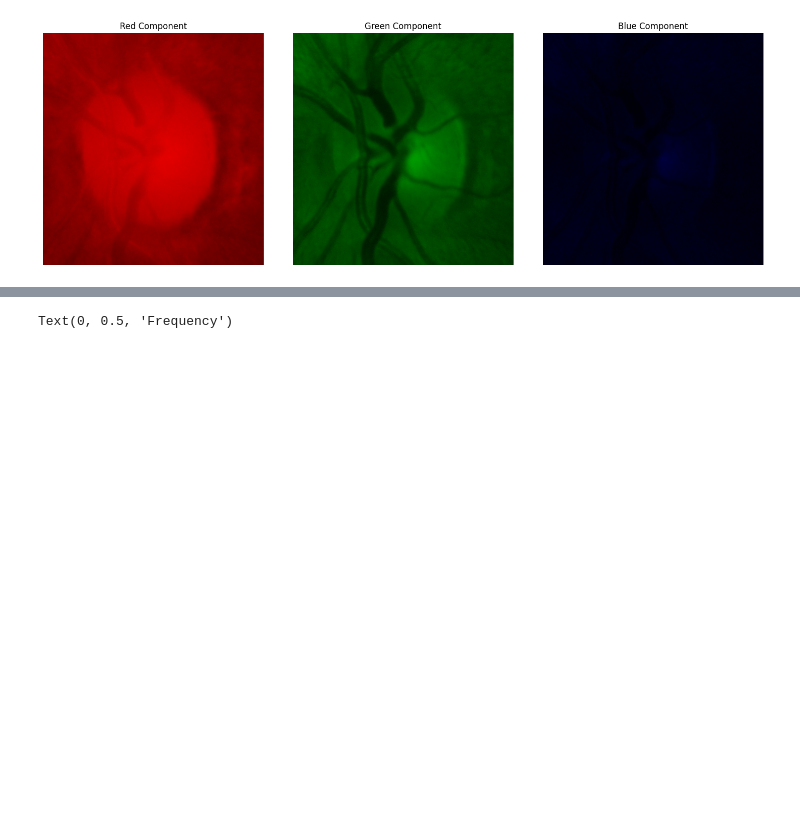
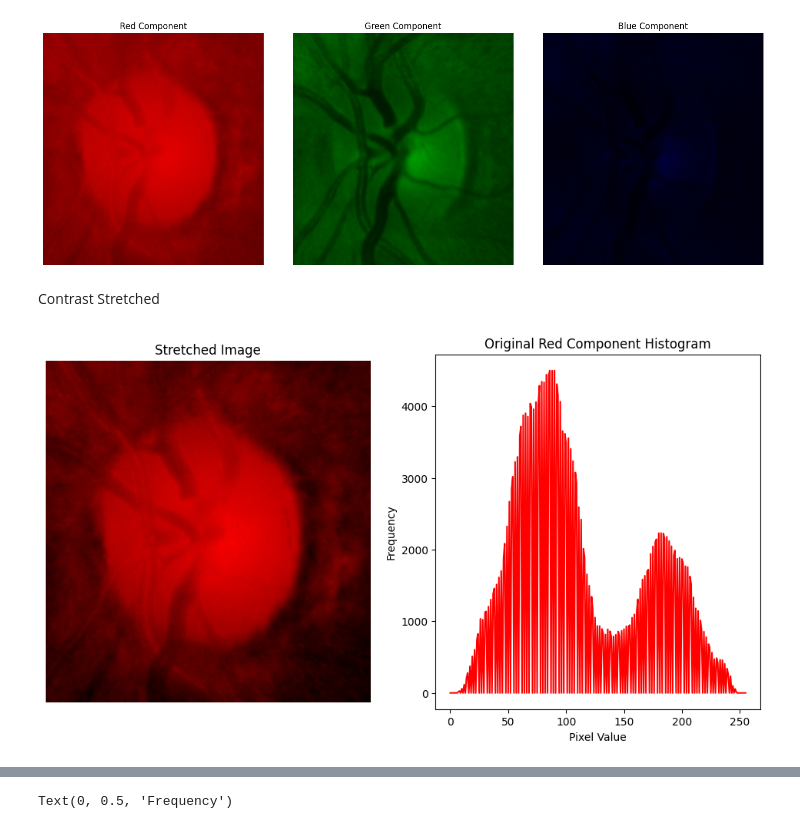
Before and after one commit to wikan1602/od_segmentation, a Jupyter notebook: hist_match.ipynb, the cells around one changed output, grey strips where cells are left out. Cells and saved outputs as stored; diff of their text form; code cells hidden in the pictures; blank space fills up the shorter version.

Commit message:
Otak atik Red Image

```diff
--- a/hist_match.ipynb
+++ b/hist_match.ipynb
@@ -232,3 +239,34 @@ plt.tight_layout()
 plt.show()
 # %% [output]
 [figure]
+# %% [markdown]
+Contrast Stretched
+# %%
+# Hitung nilai minimum dan maksimum dari setiap saluran warna
+min_r, max_r = np.min(R), np.max(R)
+
+# Lakukan kontras stretching pada saluran merah
+r_stretched = ((R - min_r) / (max_r - min_r)) * 255
+r_stretched = np.uint8(r_stretched)
+
+# Gabungkan kembali saluran warna merah yang telah dimodifikasi dengan saluran hijau dan biru yang kosong
+stretched_img = cv2.merge((zeros, zeros, r_stretched))
+
+# Stretched hist
+hist_stretch = cv2.calcHist([r_stretched], [0], None, [256], [0, 256])
+
+# Tampilkan gambar hasil kontras stretching
+plt.figure(figsize=(12, 6))
+plt.subplot(1, 2, 1)
+plt.title('Stretched Image')
+plt.imshow(cv2.cvtColor(stretched_img, cv2.COLOR_BGR2RGB))
+plt.axis('off')
+
+plt.subplot(1, 2, 2)
+plt.title('Original Red Component Histogram')
+plt.plot(hist_stretch, color='red')
+plt.xlabel('Pixel Value')
+plt.ylabel('Frequency')
+plt.show()
+# %% [output]
+[figure, added]
```
Also changed, not shown: parts of 14 cells of this notebook.
